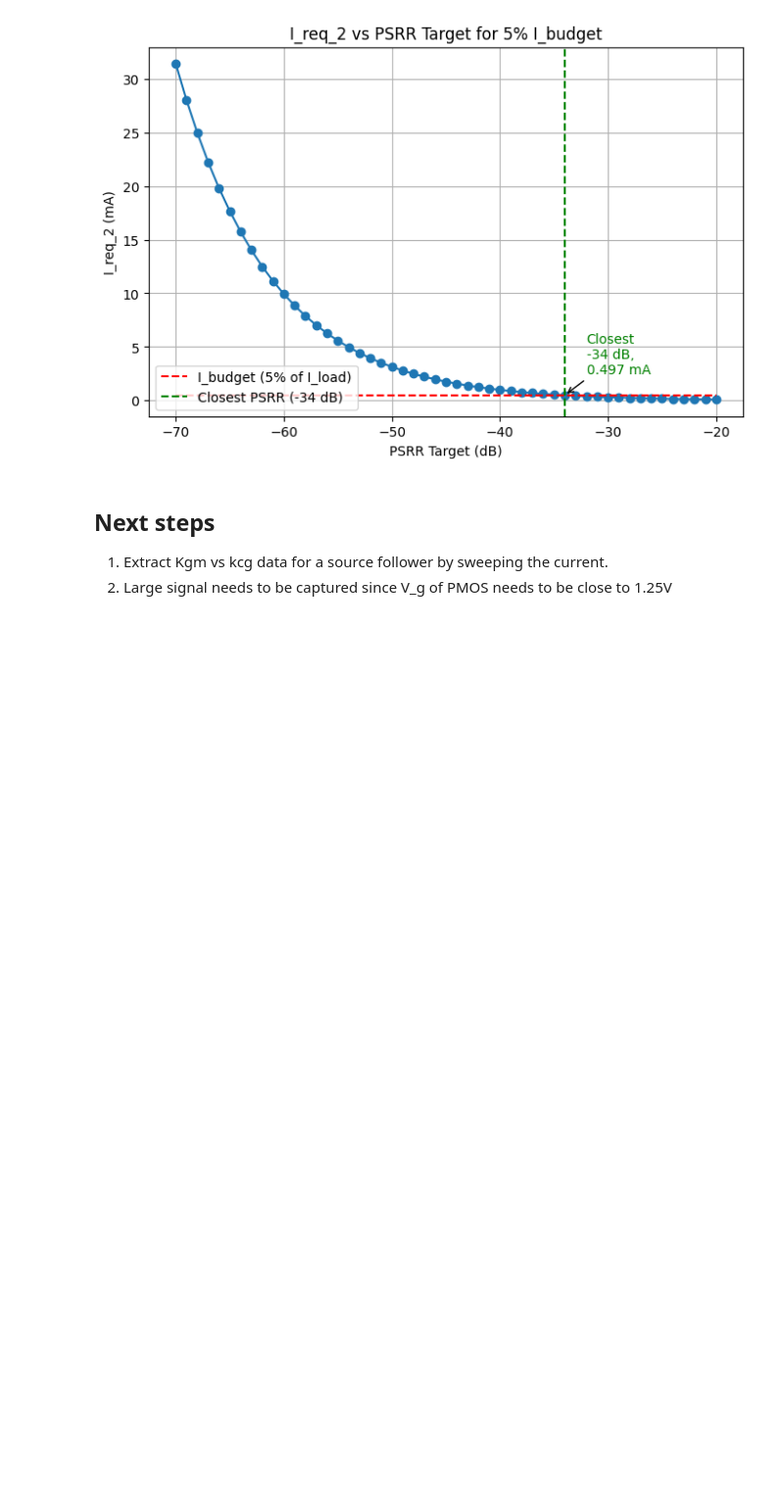
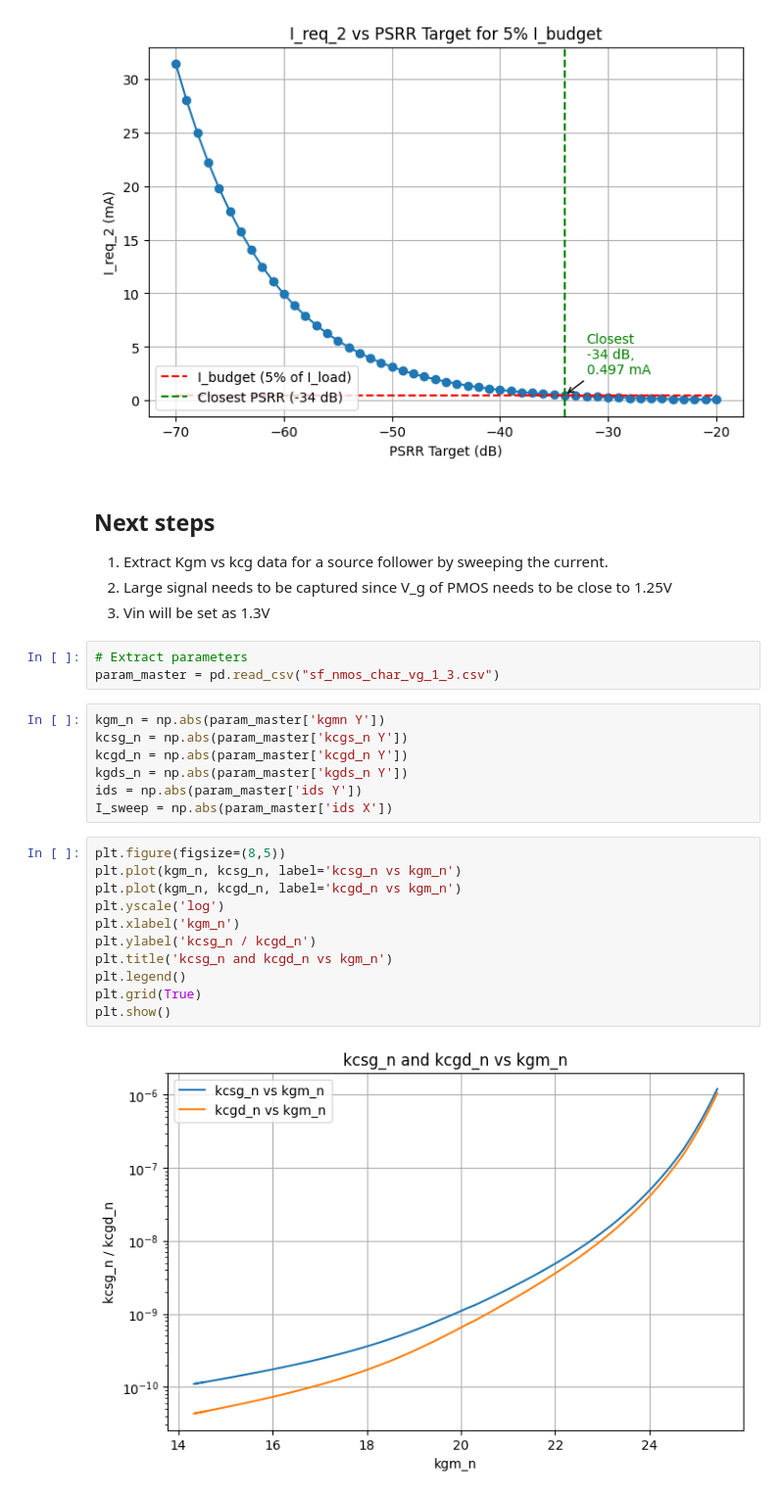
Before and after one commit to Sakthi-Kalidasan/C_ID_repo, a Jupyter notebook: LDO/LDO_Analysis.ipynb, the cells around one changed output. Shown: that part at 98% size. Saved outputs shown, nothing was run; the diff lists cells and outputs as text; blank space fills up the shorter version.

```diff
--- a/LDO/LDO_Analysis.ipynb
+++ b/LDO/LDO_Analysis.ipynb
@@ -301,3 +303,27 @@ Closest I_req_2 to I_budget: 0.4974 mA at PSRR = -34 dB
 ## Next steps
 1. Extract Kgm vs kcg data for a source follower by sweeping the current.
 2. Large signal needs to be captured since V_g of PMOS needs to be close to 1.25V
+3. Vin will be set as 1.3V
+# %%
+# Extract parameters
+param_master = pd.read_csv("sf_nmos_char_vg_1_3.csv")
+# %%
+kgm_n = np.abs(param_master['kgmn Y'])
+kcsg_n = np.abs(param_master['kcgs_n Y'])
+kcgd_n = np.abs(param_master['kcgd_n Y'])
+kgds_n = np.abs(param_master['kgds_n Y'])
+ids = np.abs(param_master['ids Y'])
+I_sweep = np.abs(param_master['ids X'])
+# %%
+plt.figure(figsize=(8,5))
+plt.plot(kgm_n, kcsg_n, label='kcsg_n vs kgm_n')
+plt.plot(kgm_n, kcgd_n, label='kcgd_n vs kgm_n')
+plt.yscale('log')
+plt.xlabel('kgm_n')
+plt.ylabel('kcsg_n / kcgd_n')
+plt.title('kcsg_n and kcgd_n vs kgm_n')
+plt.legend()
+plt.grid(True)
+plt.show()
+# %% [output]
+[figure, added]
```
Also changed, not shown: parts of 14 cells of this notebook, 1 other file.
